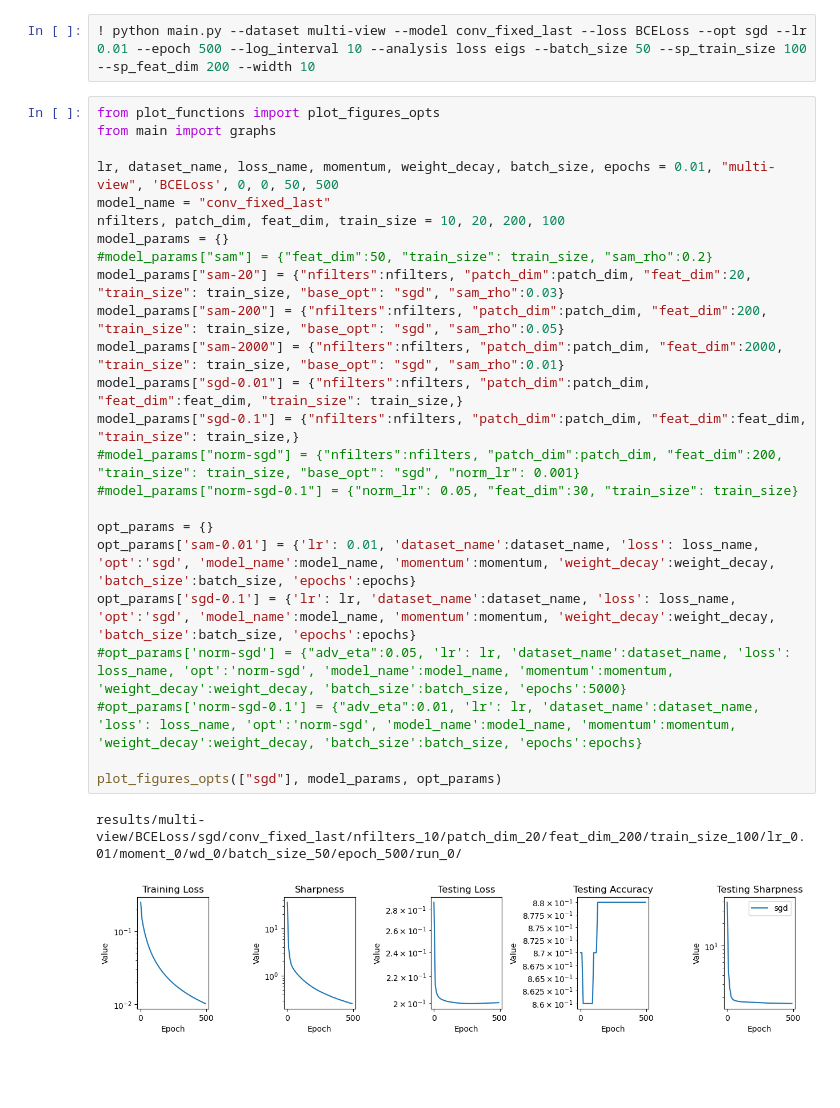
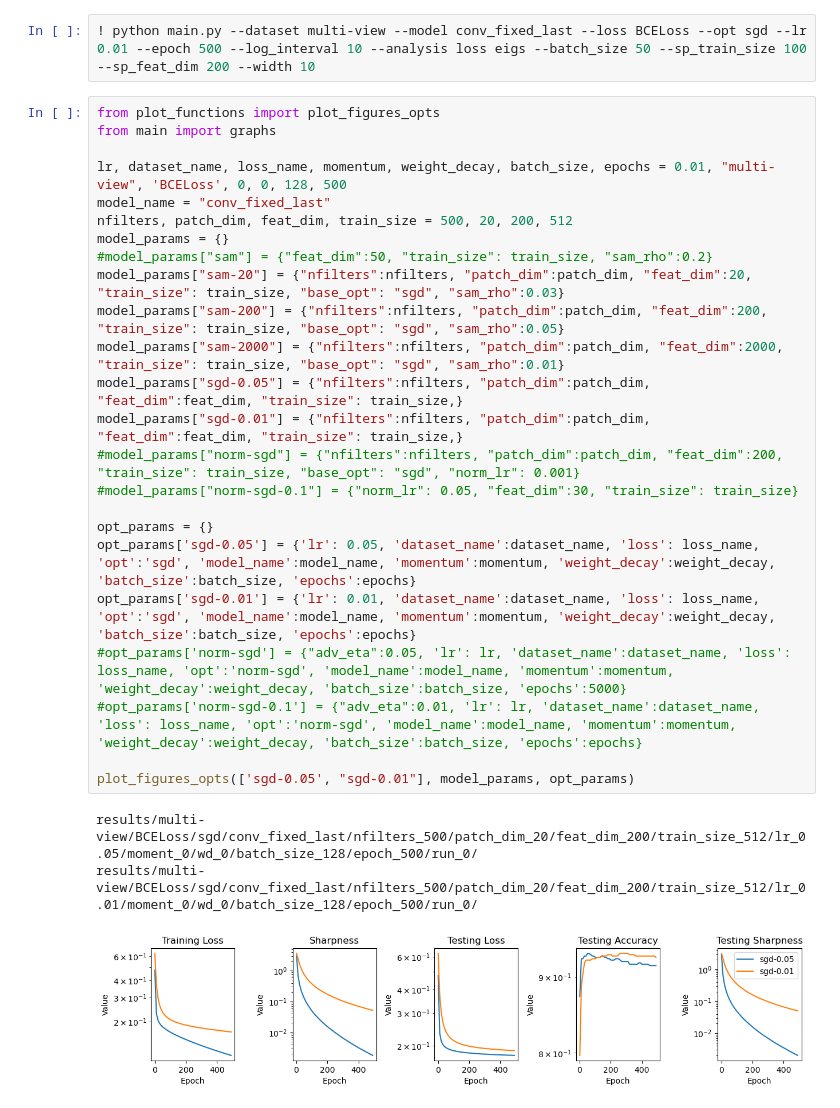
Before and after one commit to lucmonl/mlopt, a Jupyter notebook: notebook/sharpness-generalization.ipynb, the cells around one changed output. Saved outputs shown, nothing was run; the diff lists cells and outputs as text; blank space fills up the shorter version.

Commit message:
adapt to conv_with_last model: second layer params trainable

```diff
--- a/notebook/sharpness-generalization.ipynb
+++ b/notebook/sharpness-generalization.ipynb
@@ -814,27 +814,28 @@ results/mrpc/CrossEntropyLoss/sam/google-bert/bert-base-cased/base_opt_sgd/sam_r
 # %%
 from plot_functions import plot_figures_opts
 from main import graphs
 
-lr, dataset_name, loss_name, momentum, weight_decay, batch_size, epochs = 0.01, "multi-view", 'BCELoss', 0, 0, 50, 500
+lr, dataset_name, loss_name, momentum, weight_decay, batch_size, epochs = 0.01, "multi-view", 'BCELoss', 0, 0, 128, 500
 model_name = "conv_fixed_last"
-nfilters, patch_dim, feat_dim, train_size = 10, 20, 200, 100
+nfilters, patch_dim, feat_dim, train_size = 500, 20, 200, 512
 model_params = {}
 #model_params["sam"] = {"feat_dim":50, "train_size": train_size, "sam_rho":0.2}
 model_params["sam-20"] = {"nfilters":nfilters, "patch_dim":patch_dim, "feat_dim":20, "train_size": train_size, "base_opt": "sgd", "sam_rho":0.03}
 model_params["sam-200"] = {"nfilters":nfilters, "patch_dim":patch_dim, "feat_dim":200, "train_size": train_size, "base_opt": "sgd", "sam_rho":0.05}
 model_params["sam-2000"] = {"nfilters":nfilters, "patch_dim":patch_dim, "feat_dim":2000, "train_size": train_size, "base_opt": "sgd", "sam_rho":0.01}
+model_params["sgd-0.05"] = {"nfilters":nfilters, "patch_dim":patch_dim, "feat_dim":feat_dim, "train_size": train_size,}
 model_params["sgd-0.01"] = {"nfilters":nfilters, "patch_dim":patch_dim, "feat_dim":feat_dim, "train_size": train_size,}
-model_params["sgd-0.1"] = {"nfilters":nfilters, "patch_dim":patch_dim, "feat_dim":feat_dim, "train_size": train_size,}
 #model_params["norm-sgd"] = {"nfilters":nfilters, "patch_dim":patch_dim, "feat_dim":200, "train_size": train_size, "base_opt": "sgd", "norm_lr": 0.001}
 #model_params["norm-sgd-0.1"] = {"norm_lr": 0.05, "feat_dim":30, "train_size": train_size}
 
 opt_params = {}
-opt_params['sam-0.01'] = {'lr': 0.01, 'dataset_name':dataset_name, 'loss': loss_name, 'opt':'sgd', 'model_name':model_name, 'momentum':momentum, 'weight_decay':weight_decay, 'batch_size':batch_size, 'epochs':epochs}
-opt_params['sgd-0.1'] = {'lr': lr, 'dataset_name':dataset_name, 'loss': loss_name, 'opt':'sgd', 'model_name':model_name, 'momentum':momentum, 'weight_decay':weight_decay, 'batch_size':batch_size, 'epochs':epochs}
+opt_params['sgd-0.05'] = {'lr': 0.05, 'dataset_name':dataset_name, 'loss': loss_name, 'opt':'sgd', 'model_name':model_name, 'momentum':momentum, 'weight_decay':weight_decay, 'batch_size':batch_size, 'epochs':epochs}
+opt_params['sgd-0.01'] = {'lr': 0.01, 'dataset_name':dataset_name, 'loss': loss_name, 'opt':'sgd', 'model_name':model_name, 'momentum':momentum, 'weight_decay':weight_decay, 'batch_size':batch_size, 'epochs':epochs}
 #opt_params['norm-sgd'] = {"adv_eta":0.05, 'lr': lr, 'dataset_name':dataset_name, 'loss': loss_name, 'opt':'norm-sgd', 'model_name':model_name, 'momentum':momentum, 'weight_decay':weight_decay, 'batch_size':batch_size, 'epochs':5000}
 #opt_params['norm-sgd-0.1'] = {"adv_eta":0.01, 'lr': lr, 'dataset_name':dataset_name, 'loss': loss_name, 'opt':'norm-sgd', 'model_name':model_name, 'momentum':momentum, 'weight_decay':weight_decay, 'batch_size':batch_size, 'epochs':epochs}
 
-plot_figures_opts(["sgd"], model_params, opt_params)
+plot_figures_opts(['sgd-0.05', "sgd-0.01"], model_params, opt_params)
 # %% [output]
-results/multi-view/BCELoss/sgd/conv_fixed_last/nfilters_10/patch_dim_20/feat_dim_200/train_size_100/lr_0.01/moment_0/wd_0/batch_size_50/epoch_500/run_0/
+results/multi-view/BCELoss/sgd/conv_fixed_last/nfilters_500/patch_dim_20/feat_dim_200/train_size_512/lr_0.05/moment_0/wd_0/batch_size_128/epoch_500/run_0/
+results/multi-view/BCELoss/sgd/conv_fixed_last/nfilters_500/patch_dim_20/feat_dim_200/train_size_512/lr_0.01/moment_0/wd_0/batch_size_128/epoch_500/run_0/
-[figure, old version]
+[figure, new version]
```
Also changed, not shown: parts of 1 cell of this notebook, 2 other files.
